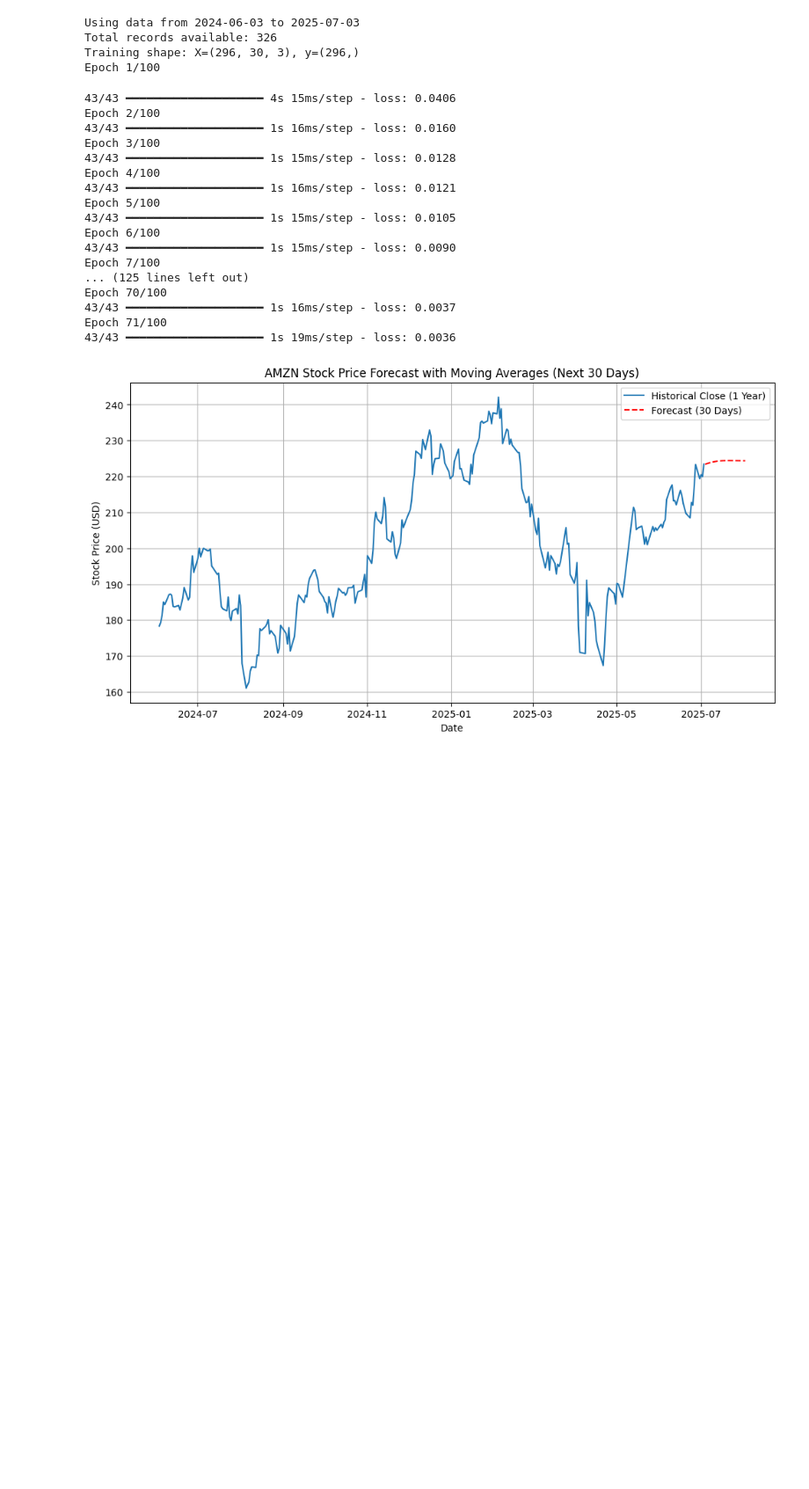
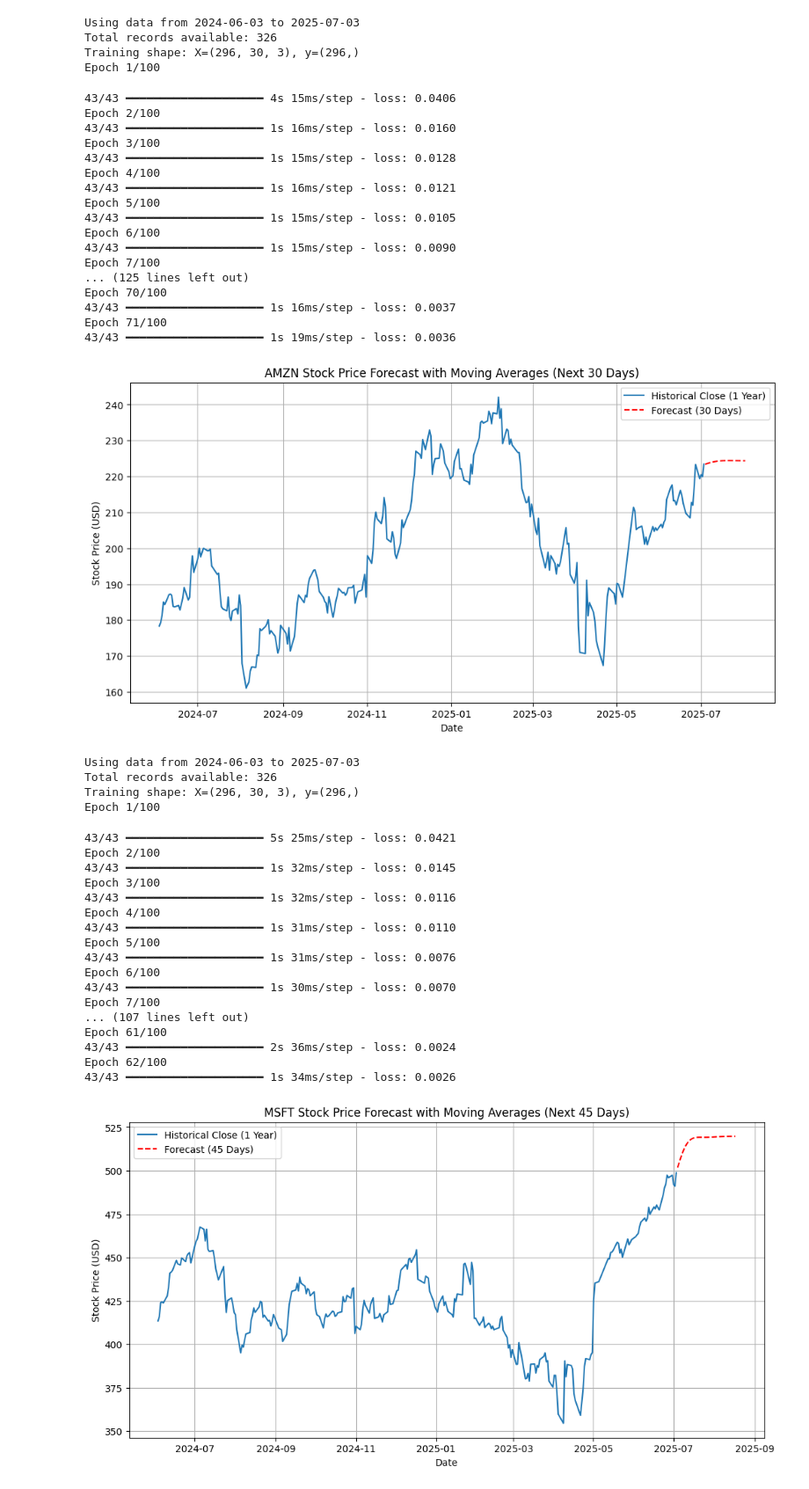
Before and after one commit to PriyanshuYadav08/test-practice-others, a Jupyter notebook: DSE DS/DS Project/first.ipynb, the cells around one changed output. Shown at 88% size. Cells and saved outputs as stored; diff of their text form; code cells hidden in the pictures; blank space fills up the shorter version.

```diff
--- a/DSE DS/DS Project/first.ipynb
+++ b/DSE DS/DS Project/first.ipynb
@@ -3092,9 +3092,9 @@ print(f"Training shape: X={X_train.shape}, y={y_train.shape}")
 # ==========================
 model = Sequential([
     LSTM(100, return_sequences=True, input_shape=(X_train.shape[1], X_train.shape[2])),
-    Dropout(0.2),
+    Dropout(0.1),
     LSTM(100, return_sequences=False),
-    Dropout(0.2),
+    Dropout(0.1),
     Dense(50, activation='relu'),
     Dense(1)
 ])
@@ -3117,7 +3117,7 @@ history = model.fit(
 # ==========================
 # 6. Future Prediction (Next N Days)
 # ==========================
-future_days = 30
+future_days = 45
 last_sequence = scaled_data[-time_steps:]  # last 30 time steps (all features)
 
 predictions_scaled = []
@@ -3126,30 +3126,53 @@ for _ in range(future_days):
     X_input = last_sequence.reshape((1, time_steps, scaled_data.shape[1]))
     pred = model.predict(X_input, verbose=0)
     predictions_scaled.append(pred[0, 0])
 
     # For future timesteps, approximate MA7/MA14 from last known ratios
     new_row = last_sequence[-1].copy()
     new_row[0] = pred[0, 0]  # replace Close with predicted value
     last_sequence = np.vstack((last_sequence[1:], new_row))
 
 # Inverse transform predictions
 dummy_pad = np.zeros((len(predictions_scaled), scaled_data.shape[1]))
 dummy_pad[:, 0] = predictions_scaled  # only Close column used
 predictions = scaler.inverse_transform(dummy_pad)[:, 0].reshape(-1, 1)
 
 # ==========================
 # 7. Visualization
 # ==========================
 # Create future date range
 last_date = stock_data['Date'].iloc[-1]
 future_dates = pd.date_range(start=last_date + pd.Timedelta(days=1), periods=future_days)
 
 plt.figure(figsize=(12, 6))
 plt.plot(stock_data['Date'], stock_data['Close'].values, label='Historical Close (1 Year)')
 plt.plot(future_dates, predictions, color='red', linestyle='--', label=f'Forecast ({future_days} Days)')
 plt.title(f"MSFT Stock Price Forecast with Moving Averages (Next {future_days} Days)")
 plt.xlabel("Date")
 plt.ylabel("Stock Price (USD)")
 plt.legend()
 plt.grid(True)
 plt.show()
+# %% [output]
+Using data from 2024-06-03 to 2025-07-03
+Total records available: 326
+Training shape: X=(296, 30, 3), y=(296,)
+Epoch 1/100
+43/43 ━━━━━━━━━━━━━━━━━━━━ 5s 25ms/step - loss: 0.0421
+Epoch 2/100
+43/43 ━━━━━━━━━━━━━━━━━━━━ 1s 32ms/step - loss: 0.0145
+Epoch 3/100
+43/43 ━━━━━━━━━━━━━━━━━━━━ 1s 32ms/step - loss: 0.0116
+Epoch 4/100
+43/43 ━━━━━━━━━━━━━━━━━━━━ 1s 31ms/step - loss: 0.0110
+Epoch 5/100
+43/43 ━━━━━━━━━━━━━━━━━━━━ 1s 31ms/step - loss: 0.0076
+Epoch 6/100
+43/43 ━━━━━━━━━━━━━━━━━━━━ 1s 30ms/step - loss: 0.0070
+Epoch 7/100
+... (107 lines left out)
+Epoch 61/100
+43/43 ━━━━━━━━━━━━━━━━━━━━ 2s 36ms/step - loss: 0.0024
+Epoch 62/100
+43/43 ━━━━━━━━━━━━━━━━━━━━ 1s 34ms/step - loss: 0.0026
+[figure, added]
```
Also changed, not shown: parts of 1 cell of this notebook, 1 other file.
